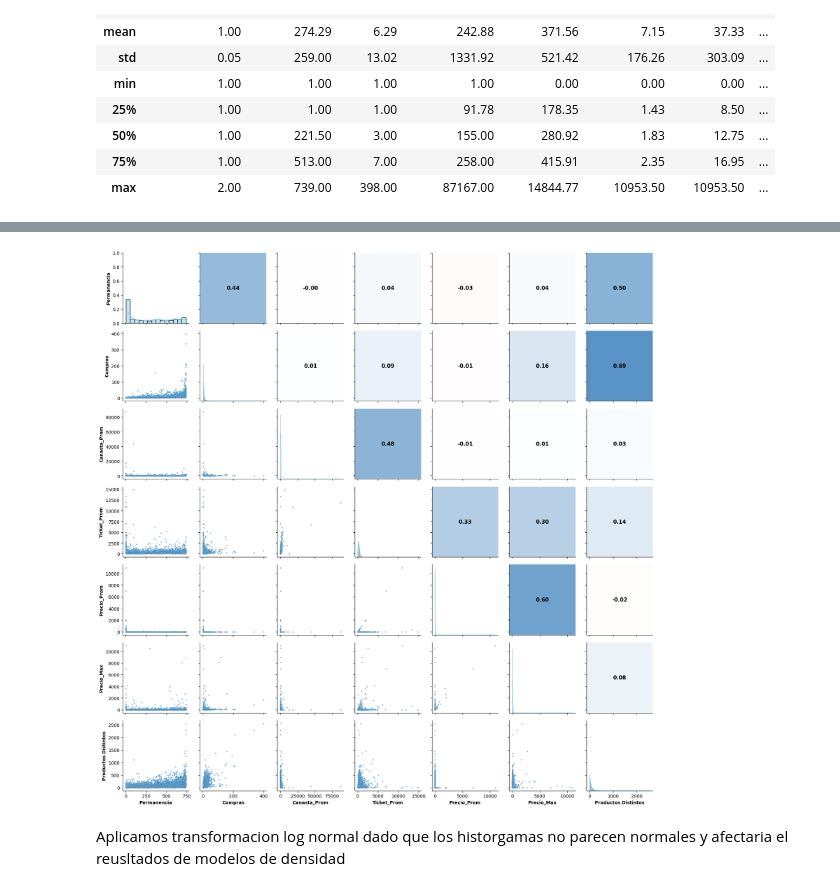
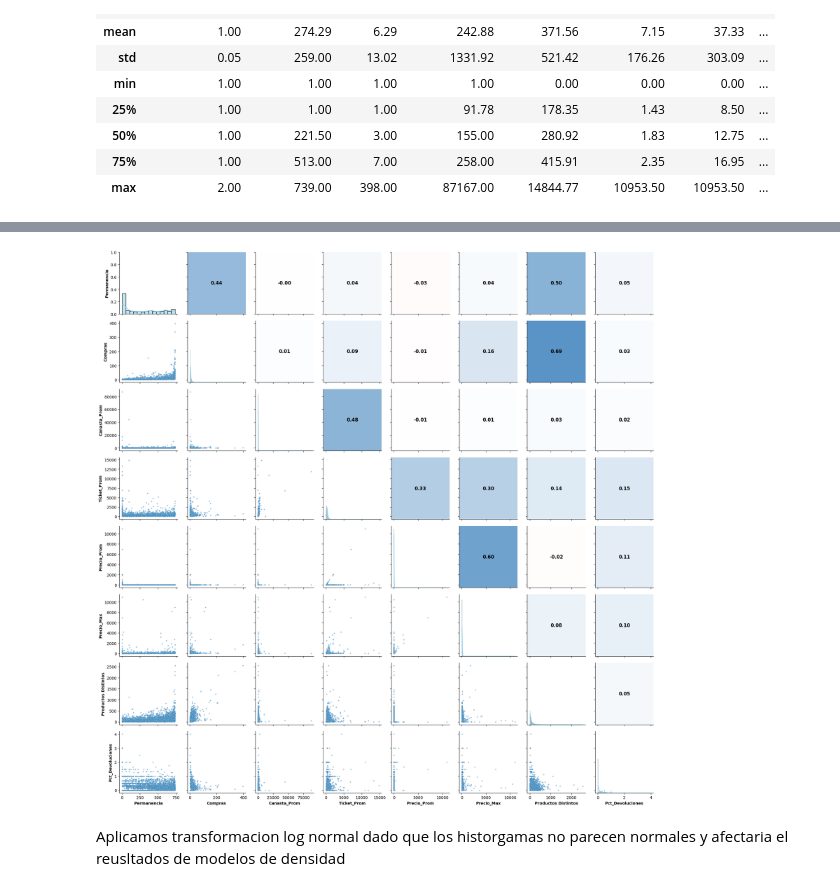
Before and after one commit to miguelblanco123/proyecto_final_aa, a Jupyter notebook: notebooks/notebook.ipynb, the cells around one changed output, grey strips where cells are left out. Drawn from its saved outputs; the diff is of its cells as text; code cells hidden in the pictures.

```diff
--- a/notebooks/notebook.ipynb
+++ b/notebooks/notebook.ipynb
@@ -246,7 +246,8 @@ df_num = df_customer[[
     "Permanencia",
     "Compras",
     "Canasta_Prom", "Ticket_Prom", "Precio_Prom", "Precio_Max",
-    "Productos Distintos"
+    "Productos Distintos",
+    "Pct_Devoluciones"
 ]]
 
 cmap_corr = mcolors.LinearSegmentedColormap.from_list(
@@ -268,34 +269,34 @@ def corrfunc(x, y, **kws):
         ha='center',
         va='center',
         fontsize=12,
         weight='bold',
     )
 
 
 g = sns.PairGrid(df_num)
 
 # scatter plot en triangulo inferior
 g.map_lower(sns.scatterplot, alpha=0.5, s=10)
 
 # histograma/KDE en diagonal
 g.map_diag(sns.histplot, kde=True, color='skyblue')
 
 # correlacion en triangulo superior
 g.map_upper(corrfunc)
 
 for ax in g.axes.flat:
   if ax is not None:
     xlabel = ax.get_xlabel()
     ylabel = ax.get_ylabel()
     if xlabel:
       ax.set_xlabel(xlabel, fontweight='bold')
     if ylabel:
       ax.set_ylabel(ylabel, fontweight='bold')
 
 plt.tight_layout()
 plt.show()
 # %% [output]
-[figure, old version]
+[figure, new version]
 # %% [markdown]
 Aplicamos transformacion log normal dado que los historgamas no parecen normales y afectaria el reusltados de modelos de densidad
 # %%
```
Also changed, not shown: parts of 3 cells of this notebook.
